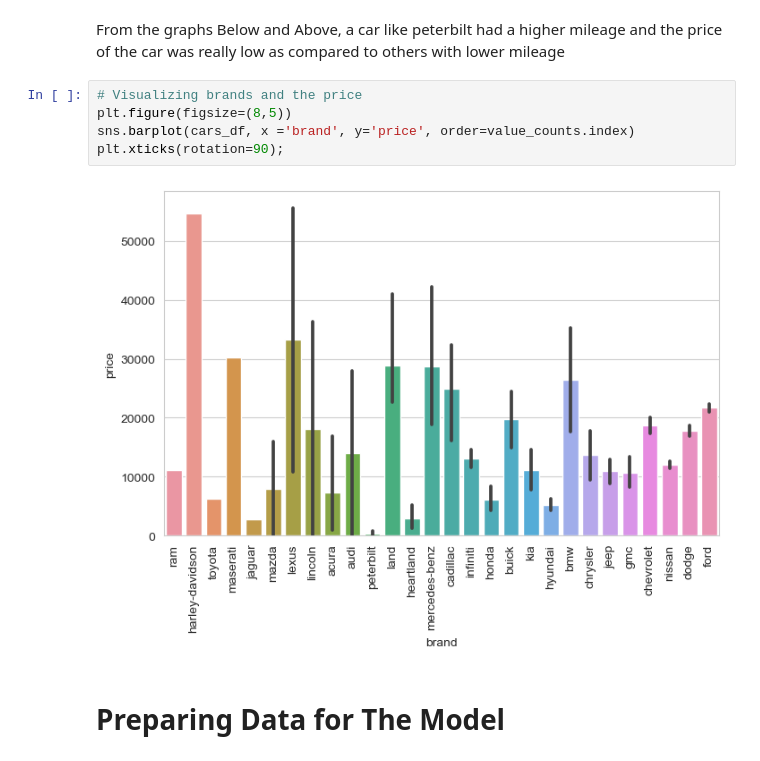
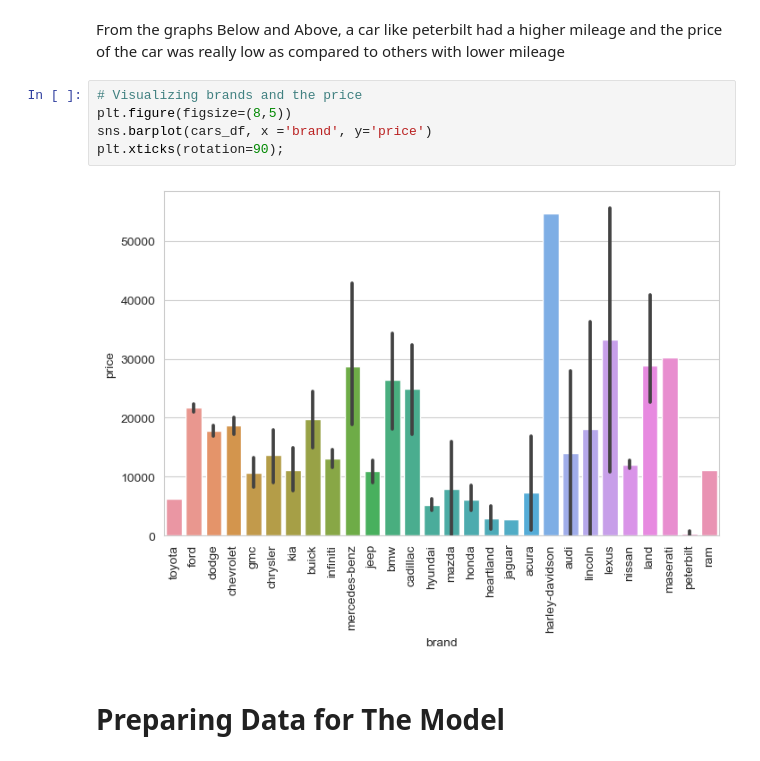
Before and after one commit to Jefest1/car_price_prediction, a Jupyter notebook: car_price_pred.ipynb, the cells around one changed output. Cells and saved outputs as stored; diff of their text form.

```diff
--- a/car_price_pred.ipynb
+++ b/car_price_pred.ipynb
@@ -183,10 +183,10 @@ to others with lower mileage
 # %%
 # Visualizing brands and the price
 plt.figure(figsize=(8,5))
-sns.barplot(cars_df, x ='brand', y='price', order=value_counts.index)
+sns.barplot(cars_df, x ='brand', y='price')
 plt.xticks(rotation=90);
 # %% [output]
-[figure, old version]
+[figure, new version]
 # %% [markdown]
 # Preparing Data for The Model
 # %%
```
Also changed, not shown: parts of 1 cell of this notebook.
